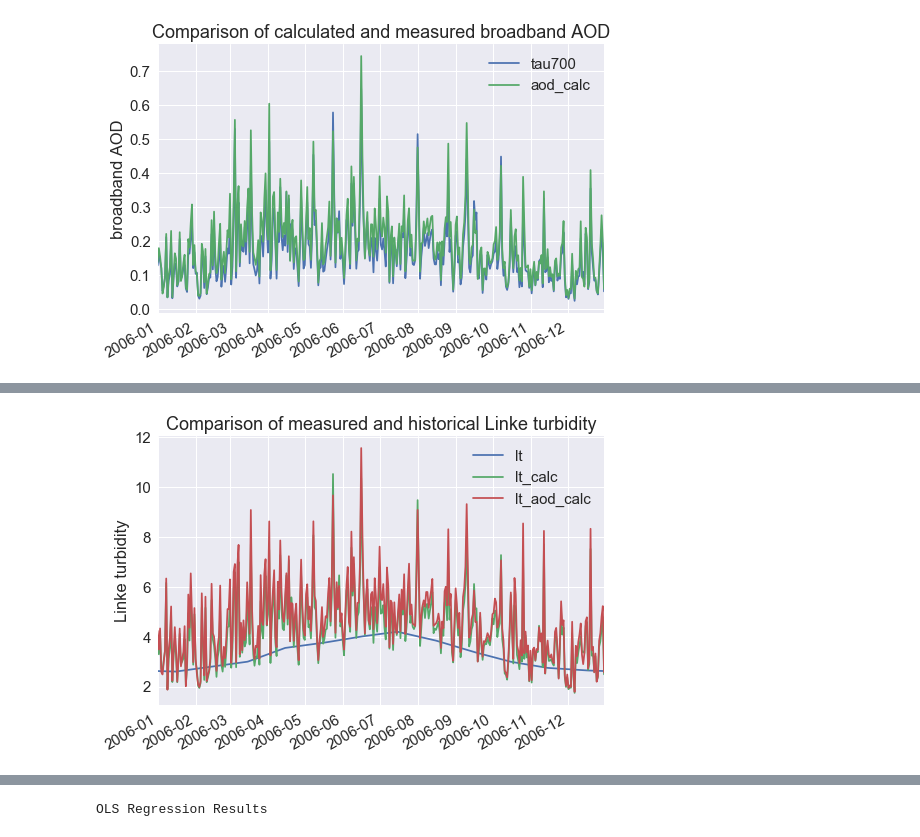
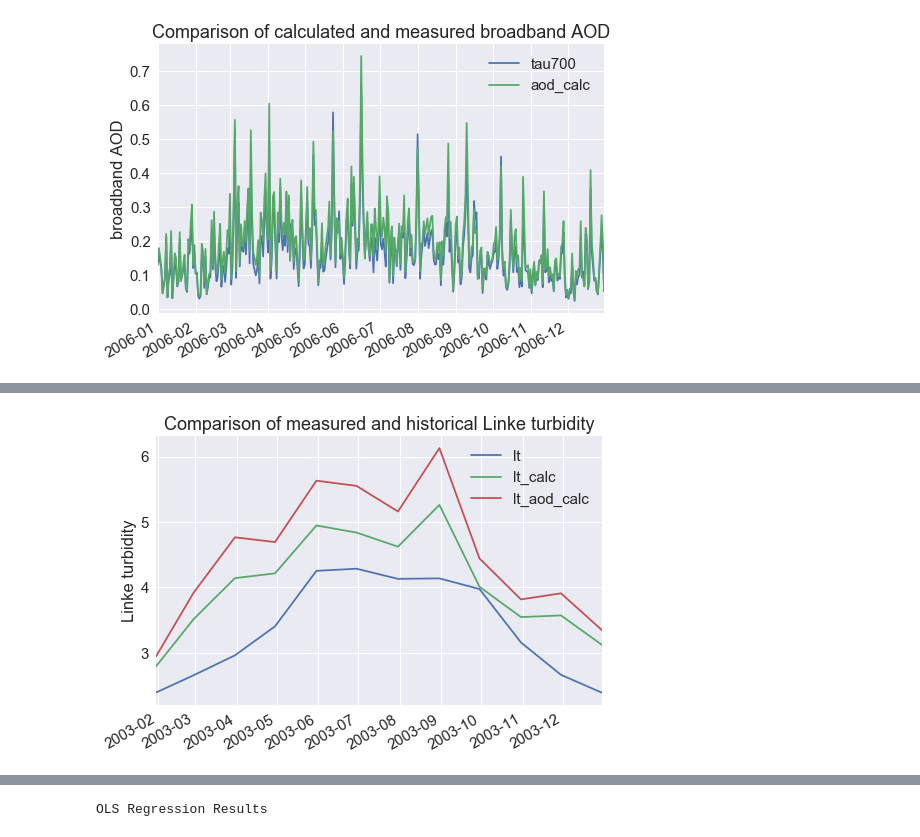
Before and after one commit to mikofski/pvsc44-clearsky-aod, a Jupyter notebook: PVSC44 Clearsky AOD Analysis.ipynb, the cells around one changed output, grey strips where cells are left out. Drawn from its saved outputs; the diff is of its cells as text; code cells hidden in the pictures.

Commit message:
fix links and add better Tl plot of difference between yearly and static

```diff
--- a/PVSC44 Clearsky AOD Analysis.ipynb
+++ b/PVSC44 Clearsky AOD Analysis.ipynb
@@ -226,10 +235,10 @@ plt.title('Comparison of calculated and measured broadband AOD')
 # %%
 # compare historic Linke turbidity to calculated
 # downsample to monthly averages to show long term trends
-lt = atm_params[['lt', 'lt_calc', 'lt_aod_calc']].resample('D').mean()
-lt['2006-01-01':'2006-12-31'].tz_convert(METADATA['tz'][station_id]).plot()
+lt = atm_params[['lt', 'lt_calc', 'lt_aod_calc']].resample('M').mean()
+lt['2003-01-01':'2003-12-31'].tz_convert(METADATA['tz'][station_id]).plot()
 plt.ylabel('Linke turbidity')
 plt.title('Comparison of measured and historical Linke turbidity')
-plt.savefig('%s_Linke_turbidity_2006.png' % station_id)
+plt.savefig('%s_Linke_turbidity_2003_monthly.png' % station_id)
 # %% [output]
-[figure, old version]
+[figure, new version]
```
Also changed, not shown: parts of 2 cells of this notebook.
